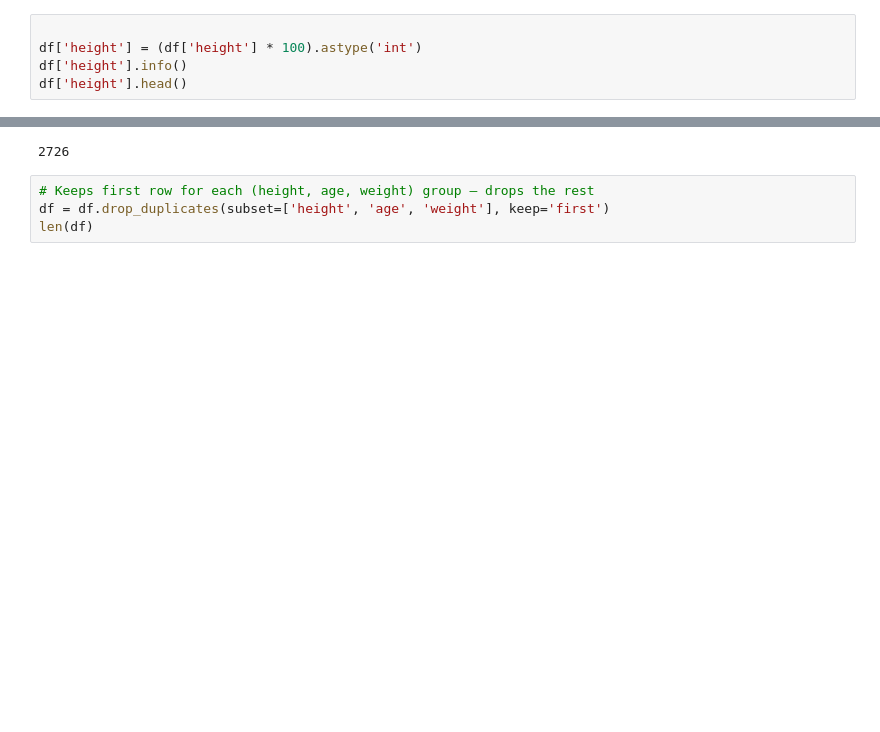
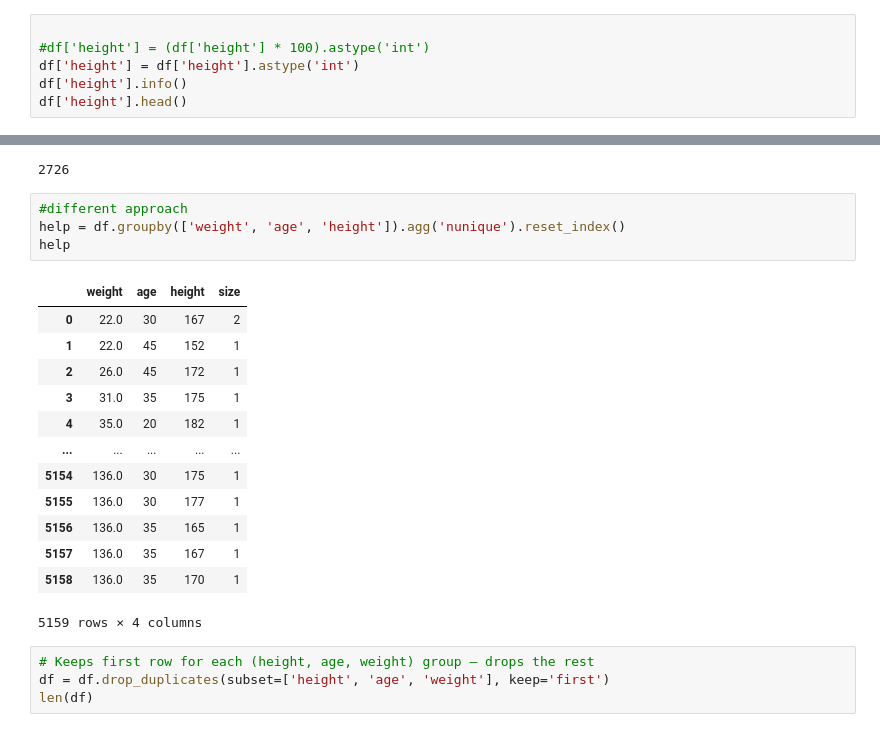
Before and after one commit to Wietse-VandeVelde/course, a Jupyter notebook: 420-Women_clothing_sizes_Prediction.ipynb, the cells around one changed output, grey strips where cells are left out. Saved outputs shown, nothing was run; the diff lists cells and outputs as text; blank space fills up the shorter version.

```diff
--- a/420-Women_clothing_sizes_Prediction.ipynb
+++ b/420-Women_clothing_sizes_Prediction.ipynb
@@ -114,7 +114,8 @@ At first sight this seems quite a large dataset, but is this actually true?
 First we are going to change the datatype of height from float to integer.
 # %%
 
-df['height'] = (df['height'] * 100).astype('int')
+#df['height'] = (df['height'] * 100).astype('int')
+df['height'] = df['height'].astype('int')
 df['height'].info()
 df['height'].head()
 # %% [output]
@@ -183,6 +196,24 @@ num_wrong = (wrong > 1).sum()
 print(num_wrong)
 # %% [output]
 2726
+# %%
+#different approach
+help = df.groupby(['weight', 'age', 'height']).agg('nunique').reset_index()
+help
+# %% [output]
+|  | weight | age | height | size |
+| 0 | 22.0 | 30 | 167 | 2 |
+| 1 | 22.0 | 45 | 152 | 1 |
+| 2 | 26.0 | 45 | 172 | 1 |
+| 3 | 31.0 | 35 | 175 | 1 |
+| 4 | 35.0 | 20 | 182 | 1 |
+| ... | ... | ... | ... | ... |
+| 5154 | 136.0 | 30 | 175 | 1 |
+| 5155 | 136.0 | 30 | 177 | 1 |
+| 5156 | 136.0 | 35 | 165 | 1 |
+| 5157 | 136.0 | 35 | 167 | 1 |
+| 5158 | 136.0 | 35 | 170 | 1 |
+5159 rows × 4 columns
 # %%
 # Keeps first row for each (height, age, weight) group — drops the rest
 df = df.drop_duplicates(subset=['height', 'age', 'weight'], keep='first')
```
Also changed, not shown: parts of 18 cells of this notebook, 11 other files.
